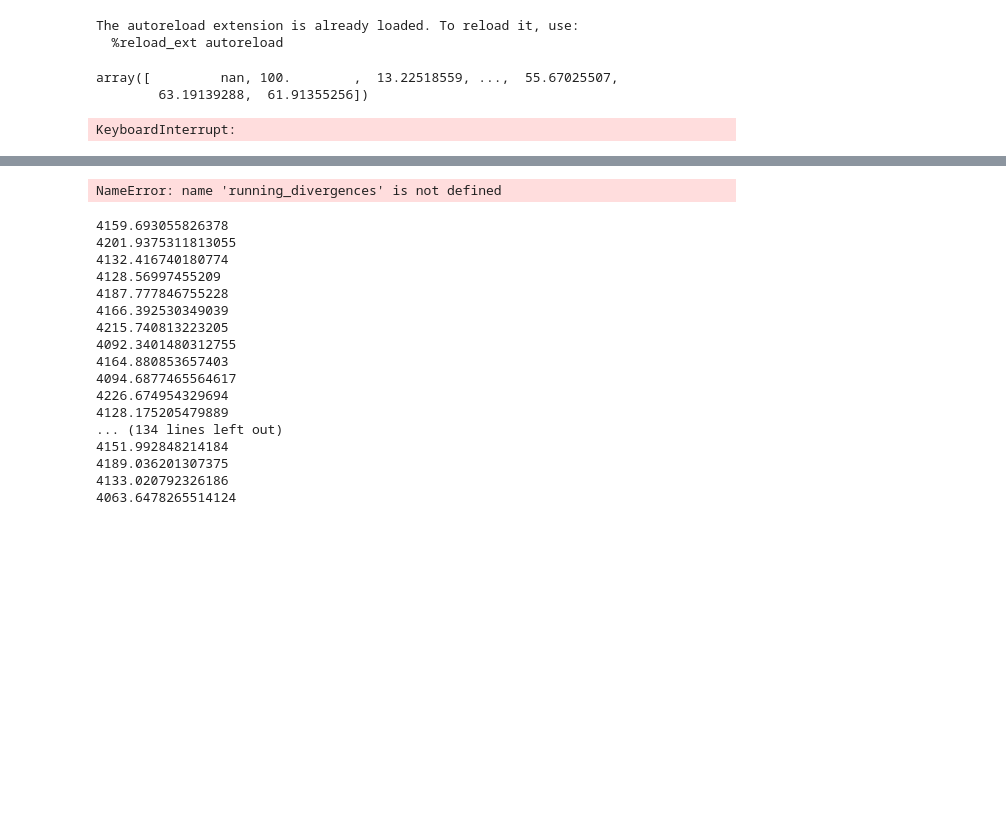
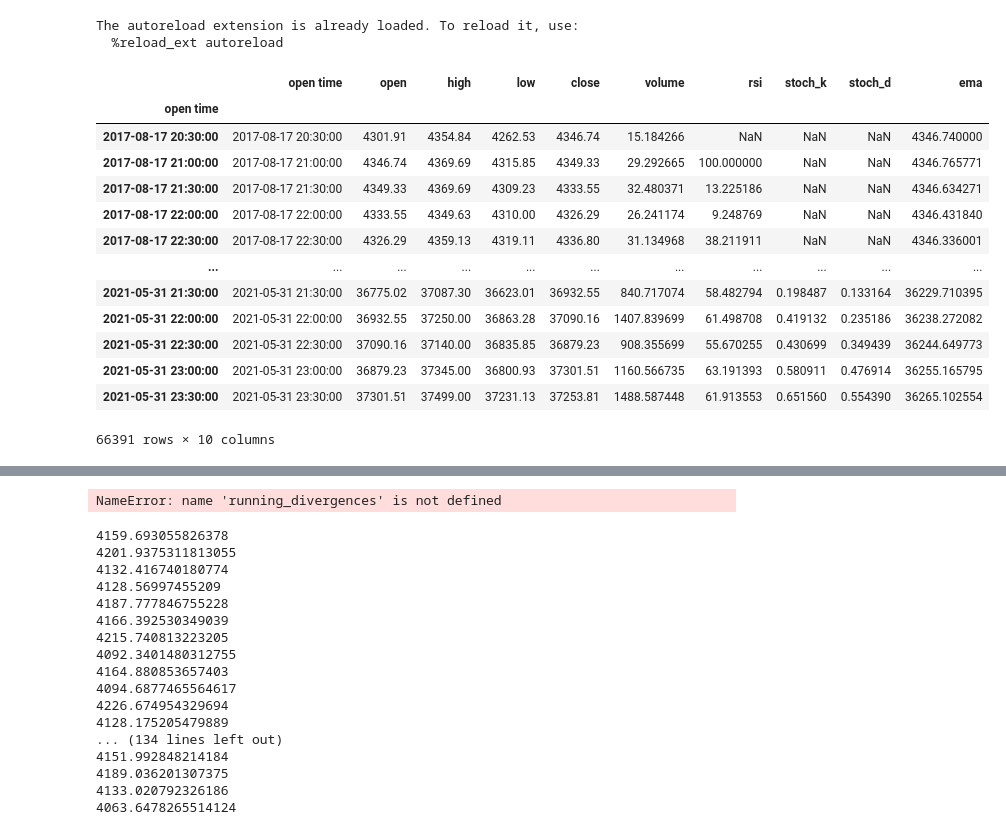
Before and after one commit to richardgaus/crypto-trading-bot, a Jupyter notebook: notebooks/0.5-rg-first_strategy.ipynb, the cells around one changed output, grey strips where cells are left out. Drawn from its saved outputs; the diff is of its cells as text; code cells hidden in the pictures; blank space fills up the shorter version.

```diff
--- a/notebooks/0.5-rg-first_strategy.ipynb
+++ b/notebooks/0.5-rg-first_strategy.ipynb
@@ -15,39 +15,3 @@ btcusdt = pd.read_csv(RAW_DATA_DIR / 'BTCUSDT.csv')
 btcusdt.index = pd.DatetimeIndex(btcusdt['open time'])
 # %%
 from src.data.indicators import rsi, stochRSI, stoch_k, stoch_d, ema
-# %%
-rsi_series = rsi(ohlc=btcusdt, period=14)
-rsi_series
-# %% [output]
-array([         nan, 100.        ,  13.22518559, ...,  55.67025507,
-        63.19139288,  61.91355256])
-# %%
-rsi_list = []
-for index, row in btcusdt.iterrows():
-    rsi_cur = rsi(
-        ohlc=btcusdt[:index],
-        period=14,
-        column='low'
-    )
-    rsi_list.append(rsi_cur)
-btcusdt['rsi'] = rsi_list
-
-stochrsi_list = []
-for index, row in btcusdt.iterrows():
-    stochrsi_cur = stoch(btcusdt[:index], 14)
-    stochrsi_list.append(stochrsi_cur)
-btcusdt['stoch'] = stochrsi_list
-
-stochrsi_K_list = []
-for index, row in btcusdt.iterrows():
-    stochrsi_K_cur = stoch_k(btcusdt[:index], 3)
-    stochrsi_K_list.append(stochrsi_K_cur)
-btcusdt['stoch_k'] = stochrsi_K_list
-
-stochrsi_D_list = []
-for index, row in btcusdt.iterrows():
-    stochrsi_D_cur = stoch_d(btcusdt[:index], 3)
-    stochrsi_D_list.append(stochrsi_D_cur)
-btcusdt['stoch_d'] = stochrsi_D_list
-# %% [output]
-KeyboardInterrupt:
@@ -66,0 +24,17 @@ results = RSIStoch200EMAResults(
+# %%
+btcusdt
+# %% [output]
+|  | open time | open | high | low | close | volume | rsi | stoch_k | stoch_d | ema |
+| open time |  |  |  |  |  |  |  |  |  |  |
+| 2017-08-17 20:30:00 | 2017-08-17 20:30:00 | 4301.91 | 4354.84 | 4262.53 | 4346.74 | 15.184266 | NaN | NaN | NaN | 4346.740000 |
+| 2017-08-17 21:00:00 | 2017-08-17 21:00:00 | 4346.74 | 4369.69 | 4315.85 | 4349.33 | 29.292665 | 100.000000 | NaN | NaN | 4346.765771 |
+| 2017-08-17 21:30:00 | 2017-08-17 21:30:00 | 4349.33 | 4369.69 | 4309.23 | 4333.55 | 32.480371 | 13.225186 | NaN | NaN | 4346.634271 |
+| 2017-08-17 22:00:00 | 2017-08-17 22:00:00 | 4333.55 | 4349.63 | 4310.00 | 4326.29 | 26.241174 | 9.248769 | NaN | NaN | 4346.431840 |
+| 2017-08-17 22:30:00 | 2017-08-17 22:30:00 | 4326.29 | 4359.13 | 4319.11 | 4336.80 | 31.134968 | 38.211911 | NaN | NaN | 4346.336001 |
+| ... | ... | ... | ... | ... | ... | ... | ... | ... | ... | ... |
+| 2021-05-31 21:30:00 | 2021-05-31 21:30:00 | 36775.02 | 37087.30 | 36623.01 | 36932.55 | 840.717074 | 58.482794 | 0.198487 | 0.133164 | 36229.710395 |
+| 2021-05-31 22:00:00 | 2021-05-31 22:00:00 | 36932.55 | 37250.00 | 36863.28 | 37090.16 | 1407.839699 | 61.498708 | 0.419132 | 0.235186 | 36238.272082 |
+| 2021-05-31 22:30:00 | 2021-05-31 22:30:00 | 37090.16 | 37140.00 | 36835.85 | 36879.23 | 908.355699 | 55.670255 | 0.430699 | 0.349439 | 36244.649773 |
+| 2021-05-31 23:00:00 | 2021-05-31 23:00:00 | 36879.23 | 37345.00 | 36800.93 | 37301.51 | 1160.566735 | 63.191393 | 0.580911 | 0.476914 | 36255.165795 |
+| 2021-05-31 23:30:00 | 2021-05-31 23:30:00 | 37301.51 | 37499.00 | 37231.13 | 37253.81 | 1488.587448 | 61.913553 | 0.651560 | 0.554390 | 36265.102554 |
+66391 rows × 10 columns
```
Also changed, not shown: parts of 5 cells of this notebook.
